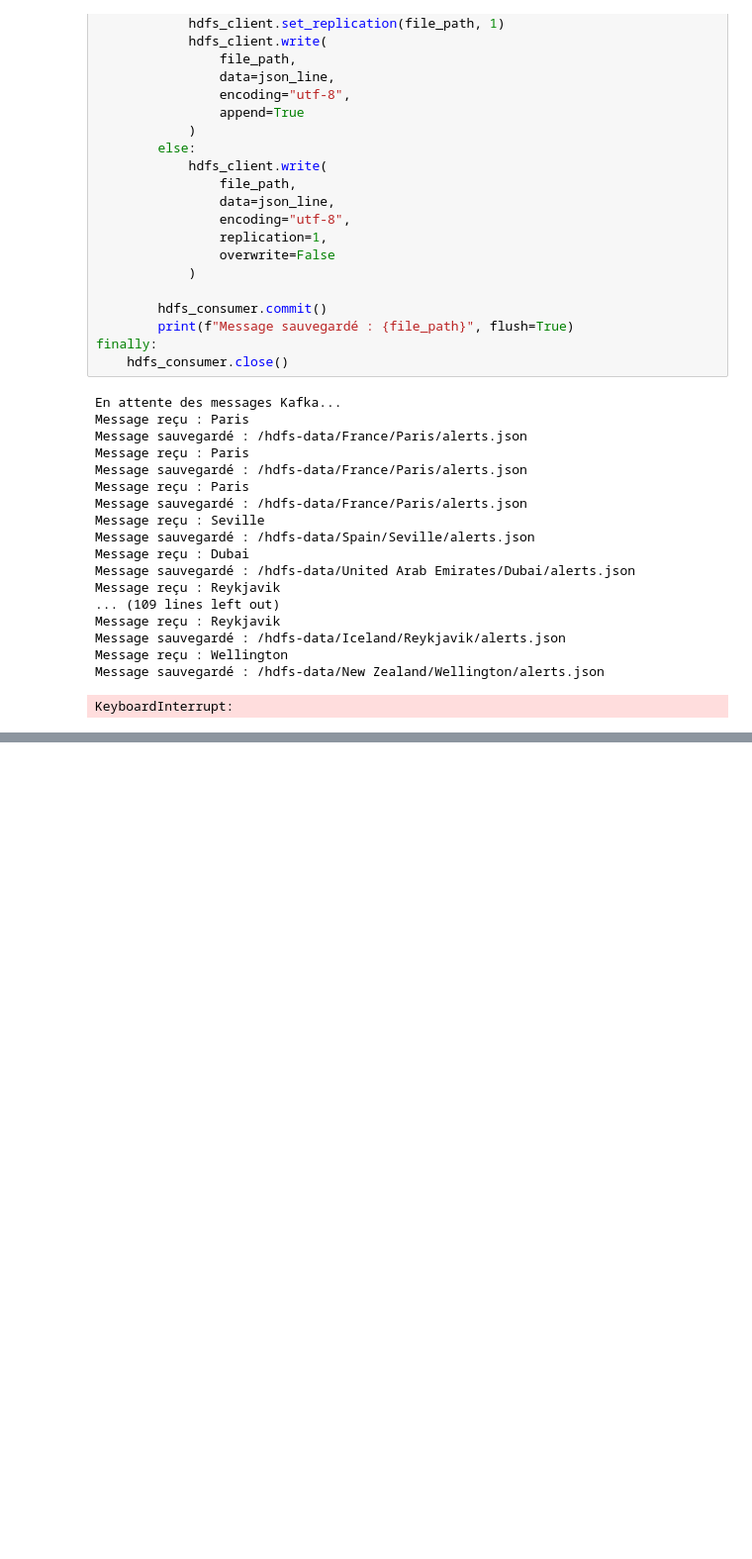
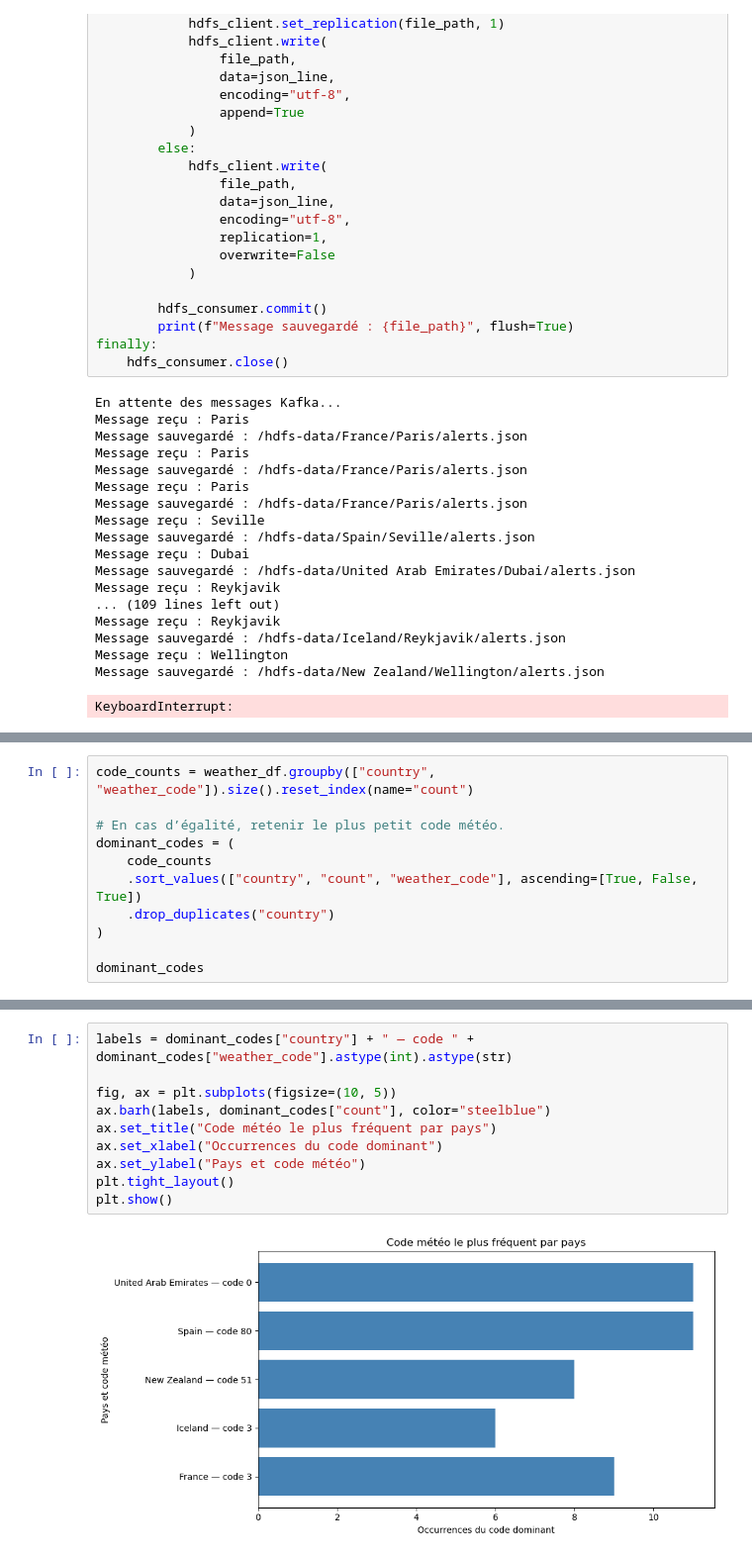
Before and after one commit to PhilippeMaillot/tp-ip-10-11-26, a Jupyter notebook: work/exercice_1.ipynb, the cells around one changed output, grey strips where cells are left out. Shown at 99% size. Saved outputs shown, nothing was run; the diff lists cells and outputs as text; blank space fills up the shorter version.

```diff
--- a/work/exercice_1.ipynb
+++ b/work/exercice_1.ipynb
@@ -669,0 +774,11 @@ hdfs_consumer.close()
+# %%
+code_counts = weather_df.groupby(["country", "weather_code"]).size().reset_index(name="count")
+
+# En cas d’égalité, retenir le plus petit code météo.
+dominant_codes = (
+    code_counts
+    .sort_values(["country", "count", "weather_code"], ascending=[True, False, True])
+    .drop_duplicates("country")
+)
+
+dominant_codes
@@ -669,0 +792,12 @@ hdfs_consumer.close()
+# %%
+labels = dominant_codes["country"] + " — code " + dominant_codes["weather_code"].astype(int).astype(str)
+
+fig, ax = plt.subplots(figsize=(10, 5))
+ax.barh(labels, dominant_codes["count"], color="steelblue")
+ax.set_title("Code météo le plus fréquent par pays")
+ax.set_xlabel("Occurrences du code dominant")
+ax.set_ylabel("Pays et code météo")
+plt.tight_layout()
+plt.show()
+# %% [output]
+[figure, added]
```
Also changed, not shown: parts of 10 cells of this notebook.
